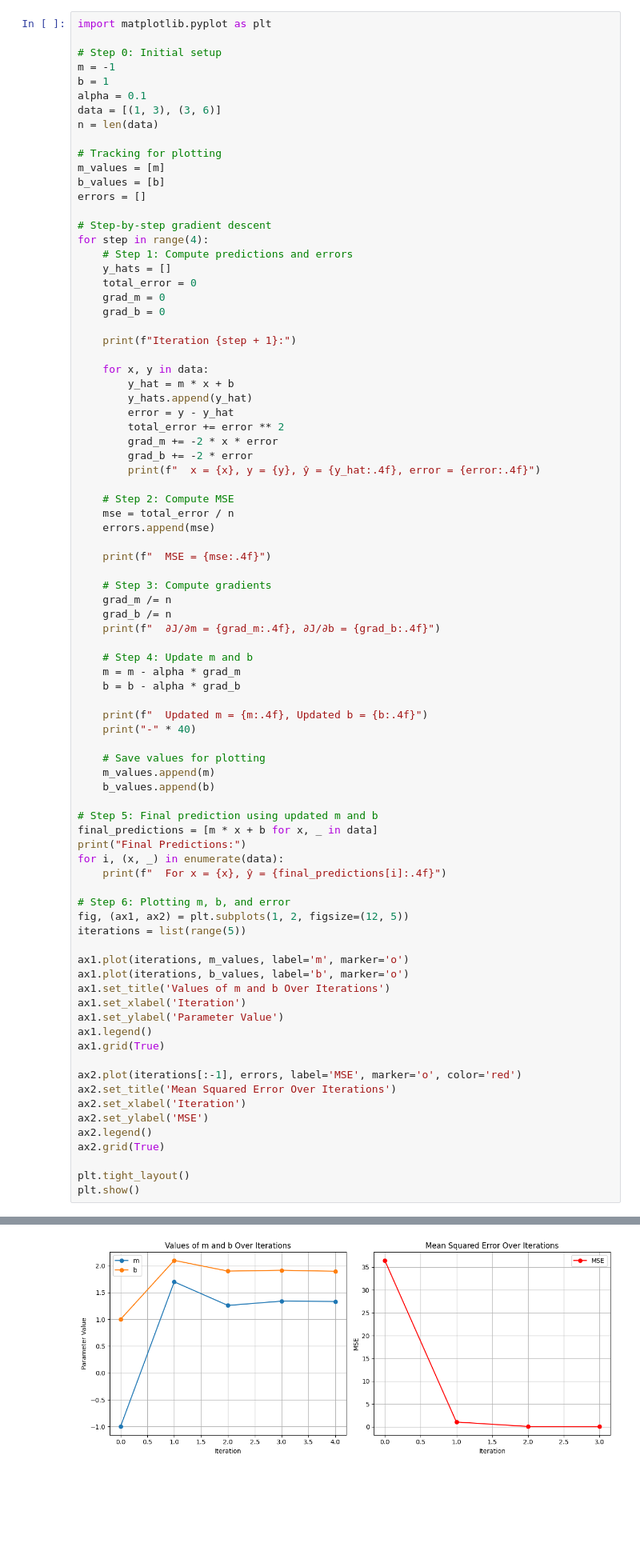
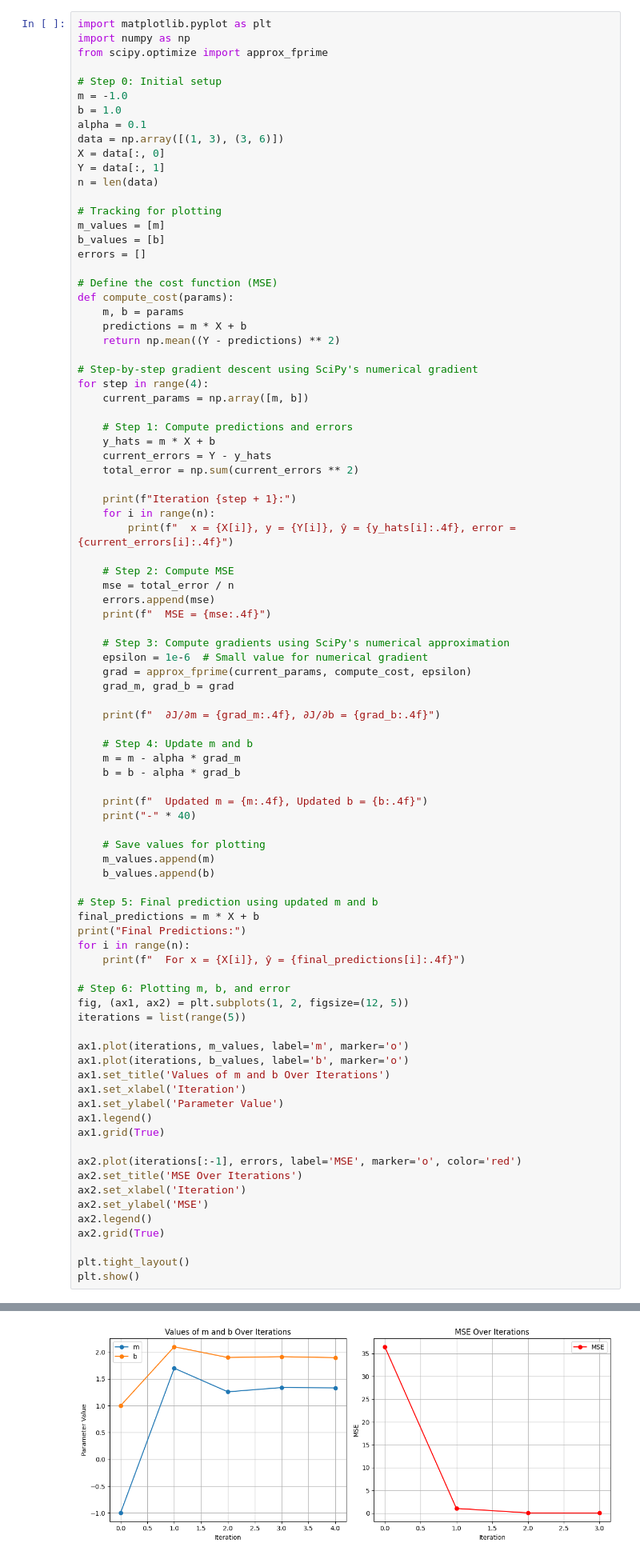
Before and after one commit to ernesteNtezirizaza/Formative-Three-Assignment, a Jupyter notebook: Gradient_Descent_And_Probability.ipynb, the cells around one changed output, grey strips where cells are left out. Shown: that part at 80% size. Cells and saved outputs as stored; diff of their text form; blank space fills up the shorter version.

```diff
--- a/Gradient_Descent_And_Probability.ipynb
+++ b/Gradient_Descent_And_Probability.ipynb
@@ -296,12 +296,16 @@ Implement gradient descent manual calculation to fit a linear model of the two p
 Implement gradient descent in code to fit a linear model of the two points (1,2) and (2,3).
 # %%
 import matplotlib.pyplot as plt
+import numpy as np
+from scipy.optimize import approx_fprime
 
 # Step 0: Initial setup
-m = -1
-b = 1
+m = -1.0
+b = 1.0
 alpha = 0.1
-data = [(1, 3), (3, 6)]
+data = np.array([(1, 3), (3, 6)])
+X = data[:, 0]
+Y = data[:, 1]
 n = len(data)
 
 # Tracking for plotting
@@ -309,34 +313,35 @@ m_values = [m]
 b_values = [b]
 errors = []
 
-# Step-by-step gradient descent
+# Define the cost function (MSE)
+def compute_cost(params):
+    m, b = params
+    predictions = m * X + b
+    return np.mean((Y - predictions) ** 2)
+
+# Step-by-step gradient descent using SciPy's numerical gradient
 for step in range(4):
+    current_params = np.array([m, b])
+
     # Step 1: Compute predictions and errors
-    y_hats = []
-    total_error = 0
-    grad_m = 0
-    grad_b = 0
+    y_hats = m * X + b
+    current_errors = Y - y_hats
+    total_error = np.sum(current_errors ** 2)
 
     print(f"Iteration {step + 1}:")
-
-    for x, y in data:
-        y_hat = m * x + b
-        y_hats.append(y_hat)
-        error = y - y_hat
-        total_error += error ** 2
-        grad_m += -2 * x * error
-        grad_b += -2 * error
-        print(f"  x = {x}, y = {y}, ŷ = {y_hat:.4f}, error = {error:.4f}")
+    for i in range(n):
+        print(f"  x = {X[i]}, y = {Y[i]}, ŷ = {y_hats[i]:.4f}, error = {current_errors[i]:.4f}")
 
     # Step 2: Compute MSE
     mse = total_error / n
     errors.append(mse)
-
     print(f"  MSE = {mse:.4f}")
 
-    # Step 3: Compute gradients
-    grad_m /= n
-    grad_b /= n
+    # Step 3: Compute gradients using SciPy's numerical approximation
+    epsilon = 1e-6  # Small value for numerical gradient
+    grad = approx_fprime(current_params, compute_cost, epsilon)
+    grad_m, grad_b = grad
+
     print(f"  ∂J/∂m = {grad_m:.4f}, ∂J/∂b = {grad_b:.4f}")
 
     # Step 4: Update m and b
@@ -351,10 +356,10 @@ for step in range(4):
     b_values.append(b)
 
 # Step 5: Final prediction using updated m and b
-final_predictions = [m * x + b for x, _ in data]
+final_predictions = m * X + b
 print("Final Predictions:")
-for i, (x, _) in enumerate(data):
-    print(f"  For x = {x}, ŷ = {final_predictions[i]:.4f}")
+for i in range(n):
+    print(f"  For x = {X[i]}, ŷ = {final_predictions[i]:.4f}")
 
 # Step 6: Plotting m, b, and error
 fig, (ax1, ax2) = plt.subplots(1, 2, figsize=(12, 5))
@@ -367,35 +372,35 @@ ax1.set_xlabel('Iteration')
 ax1.set_ylabel('Parameter Value')
 ax1.legend()
 ax1.grid(True)
 
 ax2.plot(iterations[:-1], errors, label='MSE', marker='o', color='red')
-ax2.set_title('Mean Squared Error Over Iterations')
+ax2.set_title('MSE Over Iterations')
 ax2.set_xlabel('Iteration')
 ax2.set_ylabel('MSE')
 ax2.legend()
 ax2.grid(True)
 
 plt.tight_layout()
 plt.show()
 # %% [output]
 Iteration 1:
   x = 1, y = 3, ŷ = 0.0000, error = 3.0000
   x = 3, y = 6, ŷ = -2.0000, error = 8.0000
   MSE = 36.5000
   ∂J/∂m = -27.0000, ∂J/∂b = -11.0000
   Updated m = 1.7000, Updated b = 2.1000
 ----------------------------------------
 Iteration 2:
   x = 1, y = 3, ŷ = 3.8000, error = -0.8000
   x = 3, y = 6, ŷ = 7.2000, error = -1.2000
   MSE = 1.0400
   ∂J/∂m = 4.4000, ∂J/∂b = 2.0000
 ... (15 lines left out)
 ----------------------------------------
 Final Predictions:
   For x = 1, ŷ = 3.2304
   For x = 3, ŷ = 5.8976
-[figure, old version]
+[figure, new version]
 # %% [markdown]
 **Group Contributions:**
 
```
